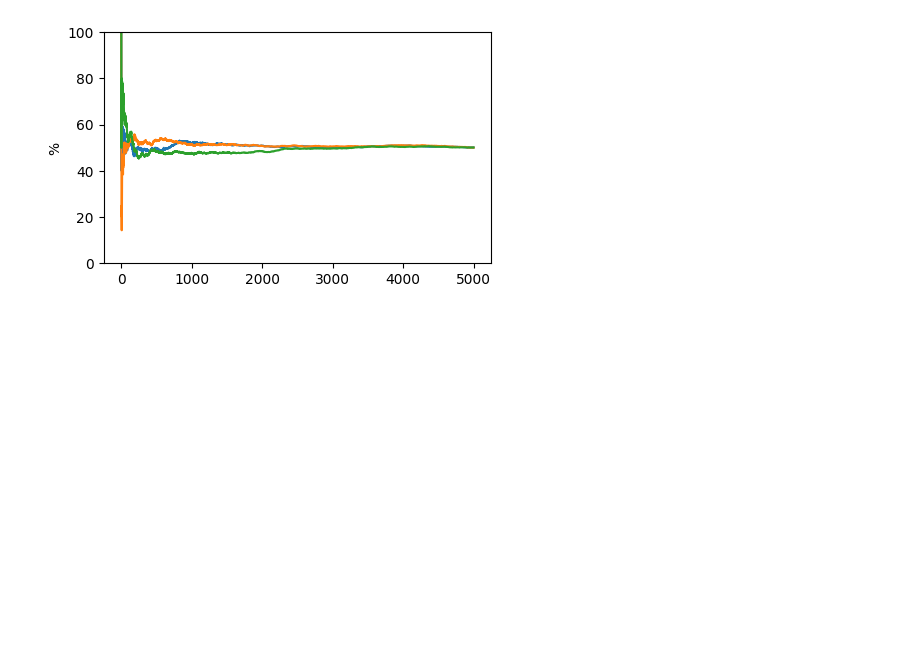
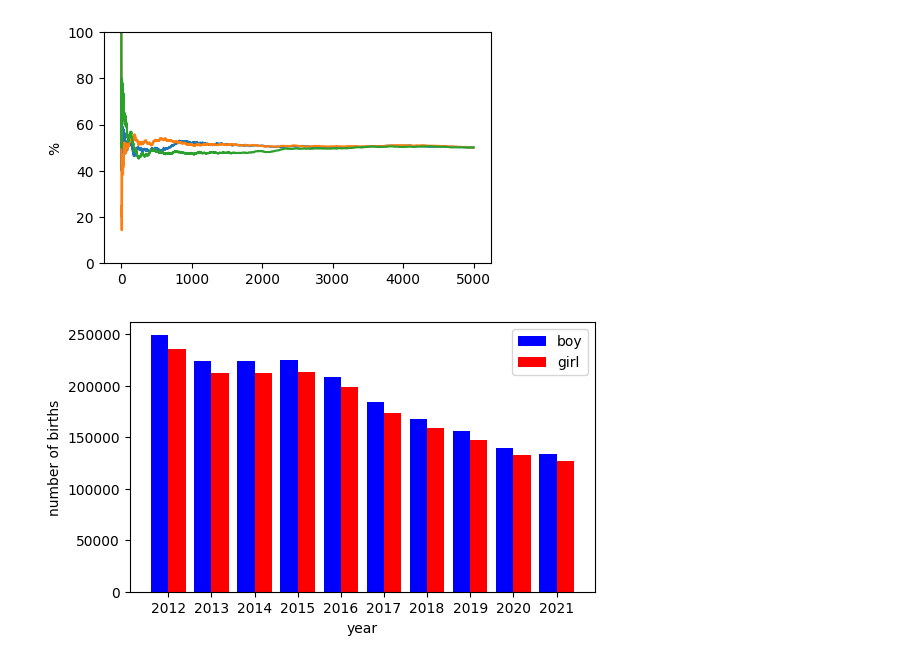
Before and after one commit to hazin0705/dd, a Jupyter notebook: 10주차_실습.ipynb, the cells around one changed output. Saved outputs shown, nothing was run; the diff lists cells and outputs as text; code cells hidden in the pictures; blank space fills up the shorter version.

```diff
--- a/10주차_실습.ipynb
+++ b/10주차_실습.ipynb
@@ -198,0 +196,22 @@ import matplt
+# %%
+import numpy as np
+import matplotlib.pyplot as plt
+
+year = [2012,2013,2014,2015,2016,2017,2018,2019,2020,2021]
+boy = [248958,223883,223356,224906,208064,184308,167686,155416,139362,133516]
+girl = [235529,212572,212079,213514,198179,173463,159136,147260,132975,127046]
+
+ind = np.arange(len(year))
+
+w = 0.4
+
+plt.figure(figsize=(6,3.5))
+plt.bar(ind-w/2,boy,color = 'b',label = 'boy',width = w)
+plt.bar(ind+w/2,girl,color = 'r',label = 'girl',width = w)
+plt.xticks(ind,year)
+plt.legend()
+plt.xlabel('year')
+plt.ylabel('number of births')
+plt.show()
+# %% [output]
+[figure, added]
```
Also changed, not shown: parts of 2 cells of this notebook.
